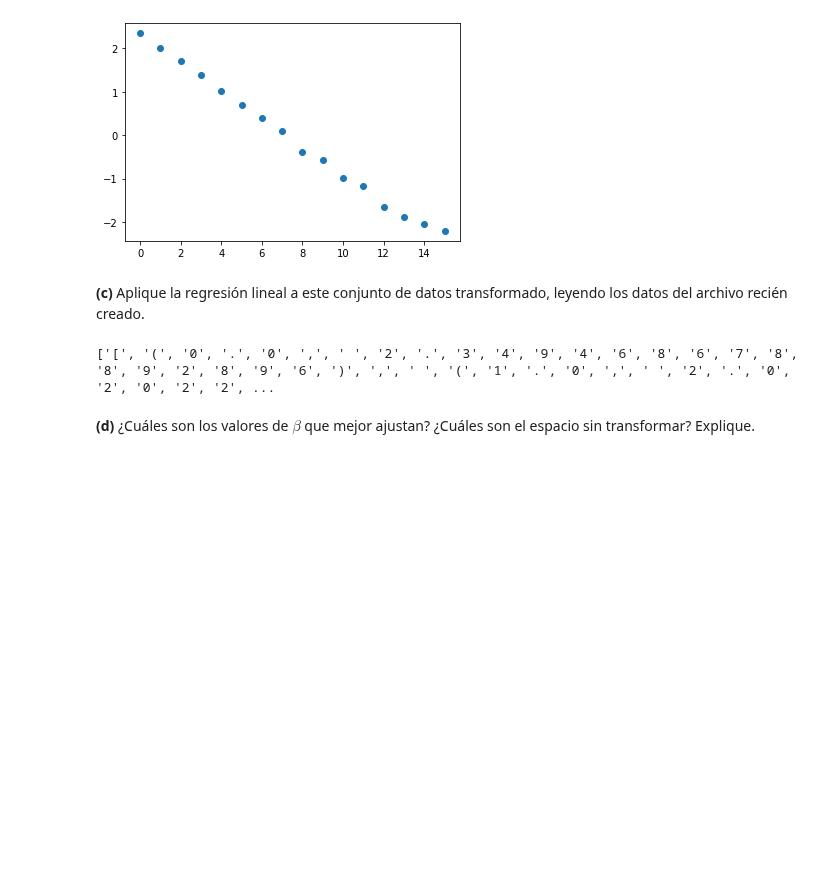
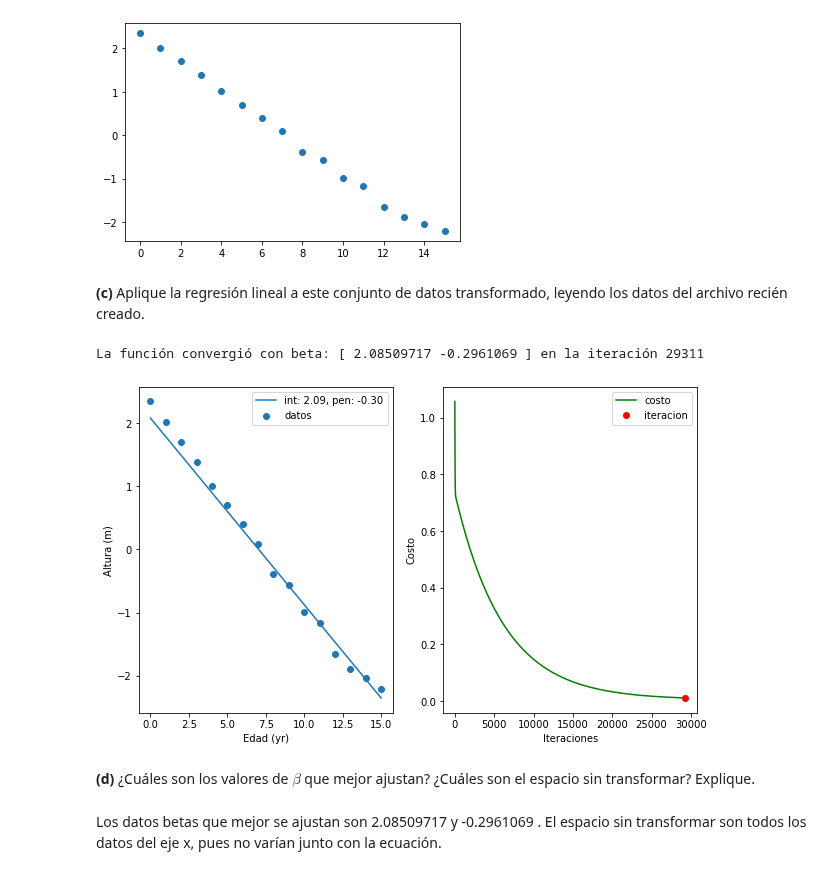
Before and after one commit to Skalas/Matematicas-Computacionales-fall2021, a Jupyter notebook: alumnos/MR1B4RR4/tareas/tarea1/tareas.ipynb, the cells around one changed output. Saved outputs shown, nothing was run; the diff lists cells and outputs as text; code cells hidden in the pictures; blank space fills up the shorter version.

```diff
--- a/alumnos/MR1B4RR4/tareas/tarea1/tareas.ipynb
+++ b/alumnos/MR1B4RR4/tareas/tarea1/tareas.ipynb
@@ -295,35 +272,44 @@ plt.scatter(A,B)
 **(b)** ¿Qué transformación se le ocurre para linearizarlos? Explique y grafique de nuevo. Guarde los datos transformados en un archivo llamado `transform_radioactive_decay.txt`
 # %%
 #Vamos a hacer un logaritmo natural para linilalizar la fucnción que tiene forma de e^-x
-BT = []
+bT = []
 for i in B:
     if i !=0:
-        BT.append(np.log(i))
+        bT.append(np.log(i))
     else:
-        BT.append(0.)
+        bT.append(0.)
+BT = np.array(bT)
 plt.scatter(A,BT)
 # %% [output]
 <matplotlib.collections.PathCollection at 0x...>
 [figure]
 # %%
-ABT=[]
+abt = []
 for i in range(len(A)):
-    ABT.append((A[i],BT[i]))
-id= open("transform_radioactive_decay.txt", "a")
-id.write(str(ABT))
-id.close()
+    abt.append((A[i], BT[i]))
+ABT = np.array(abt)
+np.savetxt("transform_radioactive_decay.txt", ABT)
 # %% [markdown]
 **(c)** Aplique la regresión lineal a este conjunto de datos transformado, leyendo los datos del archivo recién creado.
 # %%
-id = open("transform_radioactive_decay.txt", "r")
-DataT = id.read()
-id.close()
+DataT = np.loadtxt("transform_radioactive_decay.txt")
 xT = []
 yT = []
-for i in DataT:
-    xT.append(i[0])
-    yT.append(i[0])
+for i in range(len(DataT)):
+    xT.append(DataT[i][0])
+    yT.append(DataT[i][1])
+XT = np.array(xT)
+YT = np.array(yT)
-# %% [output]
-['[', '(', '0', '.', '0', ',', ' ', '2', '.', '3', '4', '9', '4', '6', '8', '6', '7', '8', '8', '9', '2', '8', '9', '6', ')', ',', ' ', '(', '1', '.', '0', ',', ' ', '2', '.', '0', '2', '0', '2', '2', ...
+# %%
+rT = RegresionLineal(alpha=0.0003, max_iters=1000000, tols=0.000001)
+rT.gradientDescent(XT,YT)
+# %% [output]
+La función convergió con beta: [ 2.08509717 -0.2961069 ] en la iteración 29311
+# %%
+plotModelo(XT,YT, rT, 29310)
+# %% [output]
+[figure, added]
 # %% [markdown]
 **(d)** ¿Cuáles son los valores de $\beta$ que mejor ajustan? ¿Cuáles son el espacio sin transformar? Explique.
+# %% [markdown]
+Los datos betas que mejor se ajustan son  2.08509717 y -0.2961069 . El espacio sin transformar son todos los datos del eje x, pues no varían junto con la ecuación.
```
Also changed, not shown: parts of 3 cells of this notebook, 1 other file.
